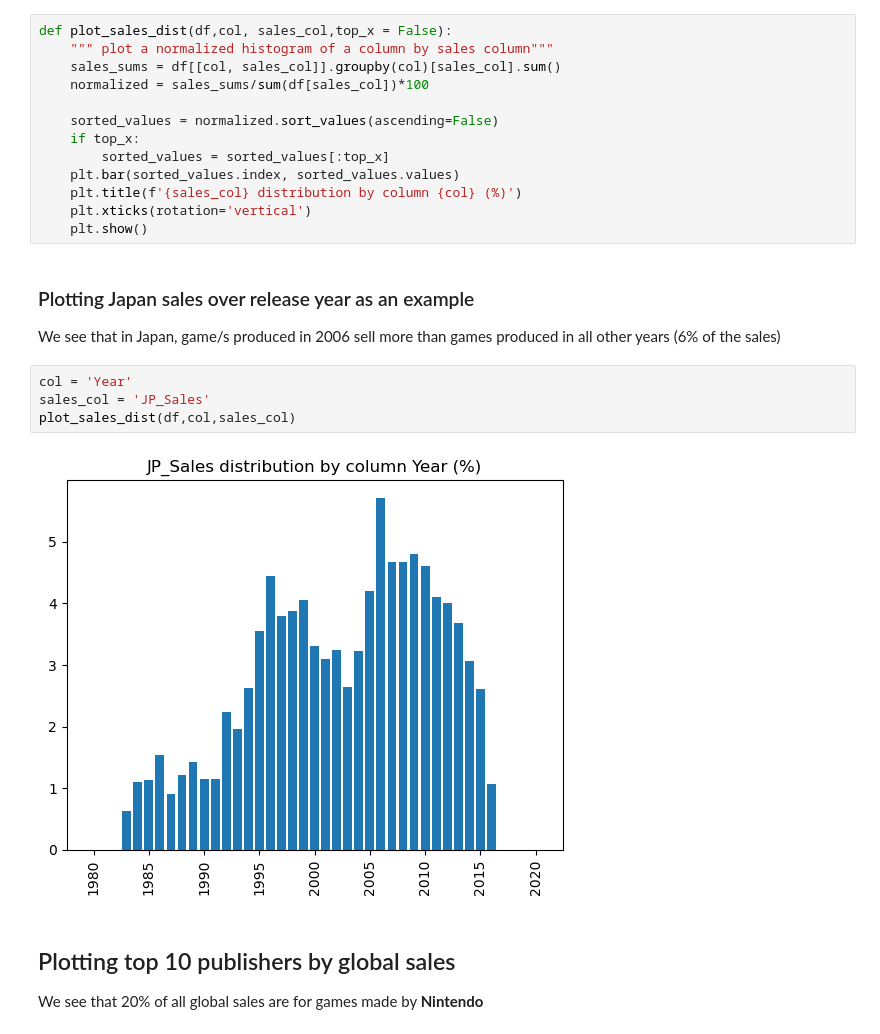
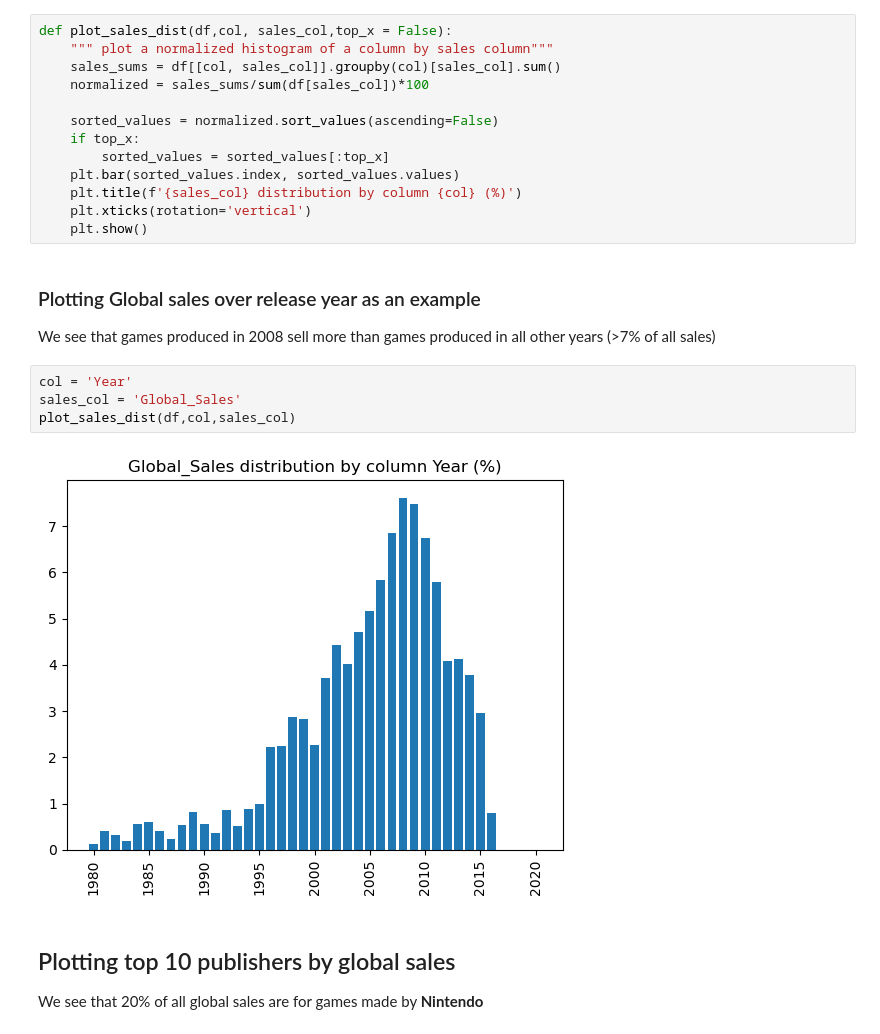
Before and after one commit to nickseek/videogames, a Jupyter notebook: 1 - data_exploration.ipynb, the cells around one changed output. Drawn from its saved outputs; the diff is of its cells as text.

```diff
--- a/1 - data_exploration.ipynb
+++ b/1 - data_exploration.ipynb
@@ -61,15 +61,15 @@ def plot_sales_dist(df,col, sales_col,top_x = False):
     plt.xticks(rotation='vertical')
     plt.show()
 # %% [markdown]
-### Plotting Japan sales over release year as an example
+### Plotting Global sales over release year as an example
 
-We see that in Japan, game/s produced in 2006 sell more than games produced in all other years (6% of the sales)
+We see that games produced in 2008 sell more than games produced in all other years (>7% of all sales)
 # %%
 col = 'Year'
-sales_col = 'JP_Sales'
+sales_col = 'Global_Sales'
 plot_sales_dist(df,col,sales_col)
 # %% [output]
-[figure, old version]
+[figure, new version]
 # %% [markdown]
 ## Plotting top 10 publishers by global sales
 
```
Also changed, not shown: parts of 1 cell of this notebook.
